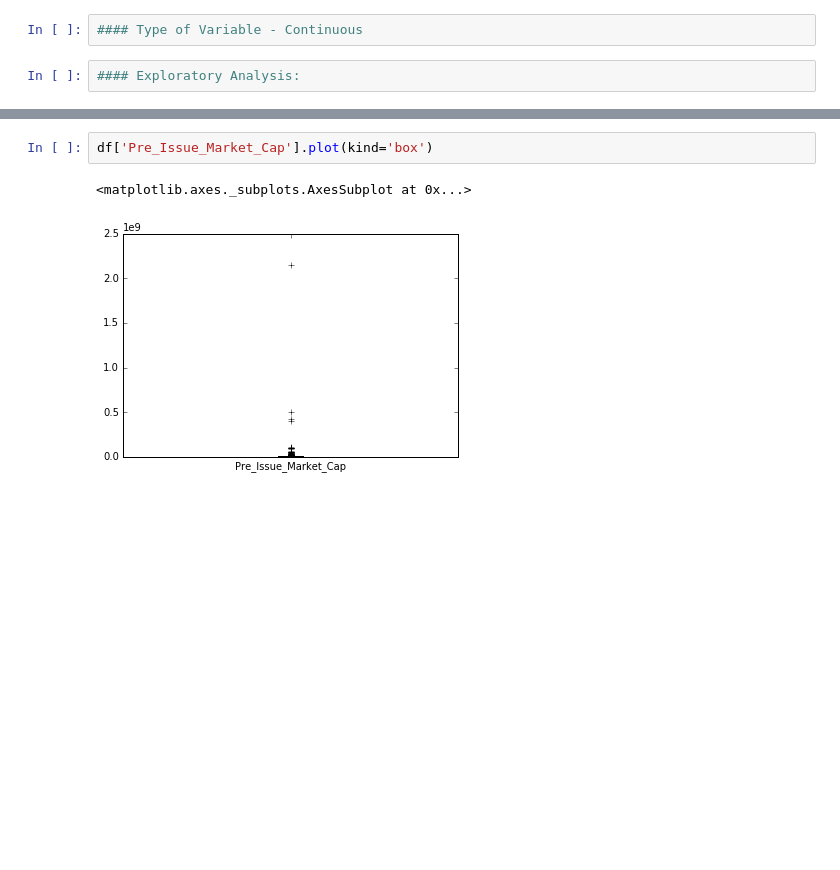
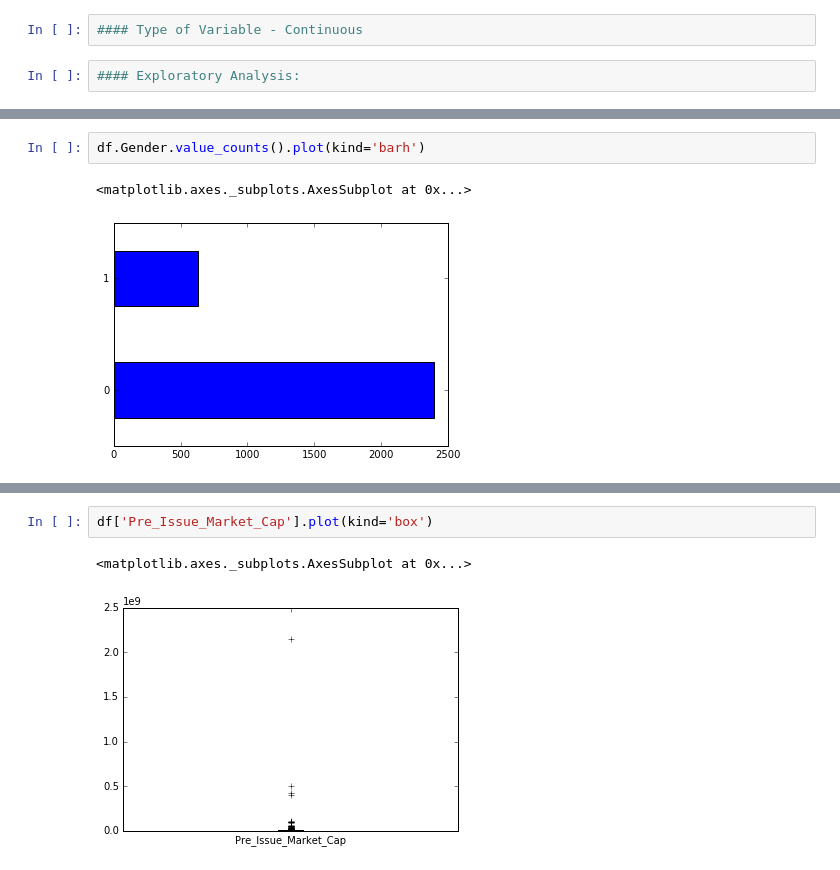
Before and after one commit to jfitts/ga.data-science, a Jupyter notebook: projects/final-projects/04-notebook-rough-draft/Final Project 4.ipynb, the cells around one changed output, grey strips where cells are left out. Drawn from its saved outputs; the diff is of its cells as text; blank space fills up the shorter version.

```diff
--- a/projects/final-projects/04-notebook-rough-draft/Final Project 4.ipynb
+++ b/projects/final-projects/04-notebook-rough-draft/Final Project 4.ipynb
@@ -135,0 +135,5 @@ df['Target_Raise'].plot(kind='box')
+# %%
+df.Gender.value_counts().plot(kind='barh')
+# %% [output]
+<matplotlib.axes._subplots.AxesSubplot at 0x...>
+[figure, added]
```
Also changed, not shown: parts of 81 cells of this notebook, 6 other files.
